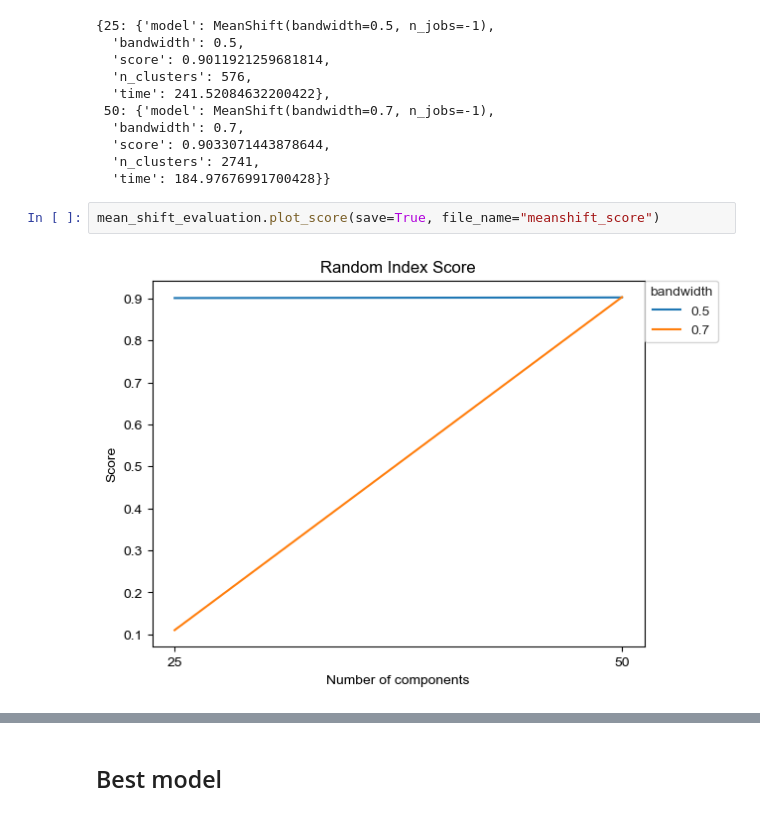
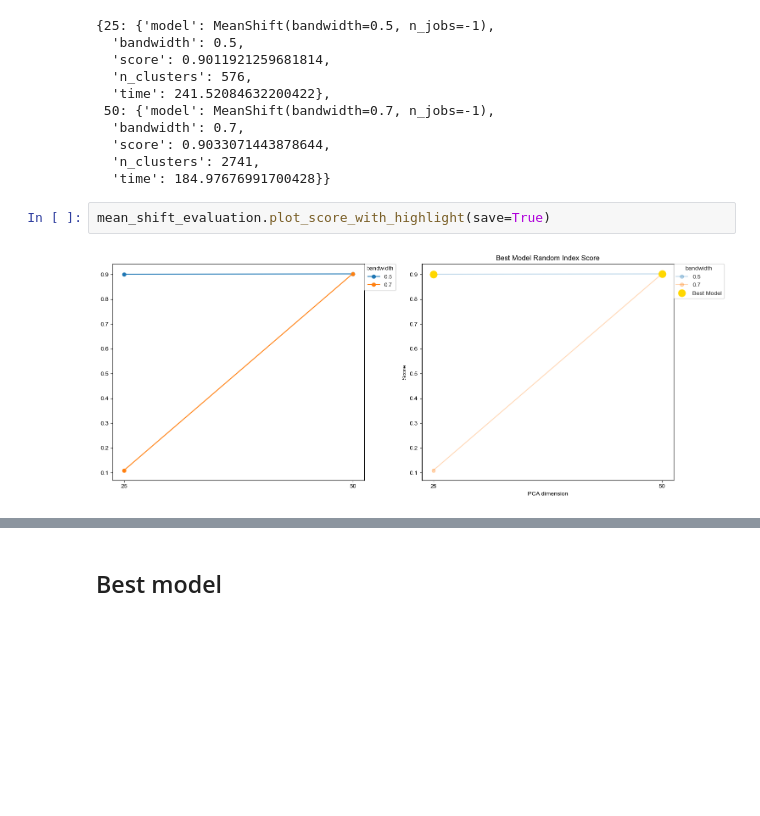
Before and after one commit to RuieX/clustering, a Jupyter notebook: src/notebooks/mean_shift.ipynb, the cells around one changed output, grey strips where cells are left out. Cells and saved outputs as stored; diff of their text form; blank space fills up the shorter version.

Commit message:
plot upgrade

```diff
--- a/src/notebooks/mean_shift.ipynb
+++ b/src/notebooks/mean_shift.ipynb
@@ -86,7 +86,7 @@ mean_shift_evaluation.results_bestmodels()
   'n_clusters': 2741,
   'time': 184.97676991700428}}
 # %%
-mean_shift_evaluation.plot_score(save=True, file_name="meanshift_score")
+mean_shift_evaluation.plot_score_with_highlight(save=True)
 # %% [output]
-[figure, old version]
+[figure, new version]
 # %%
```
Also changed, not shown: parts of 2 cells of this notebook, 1 other file.
